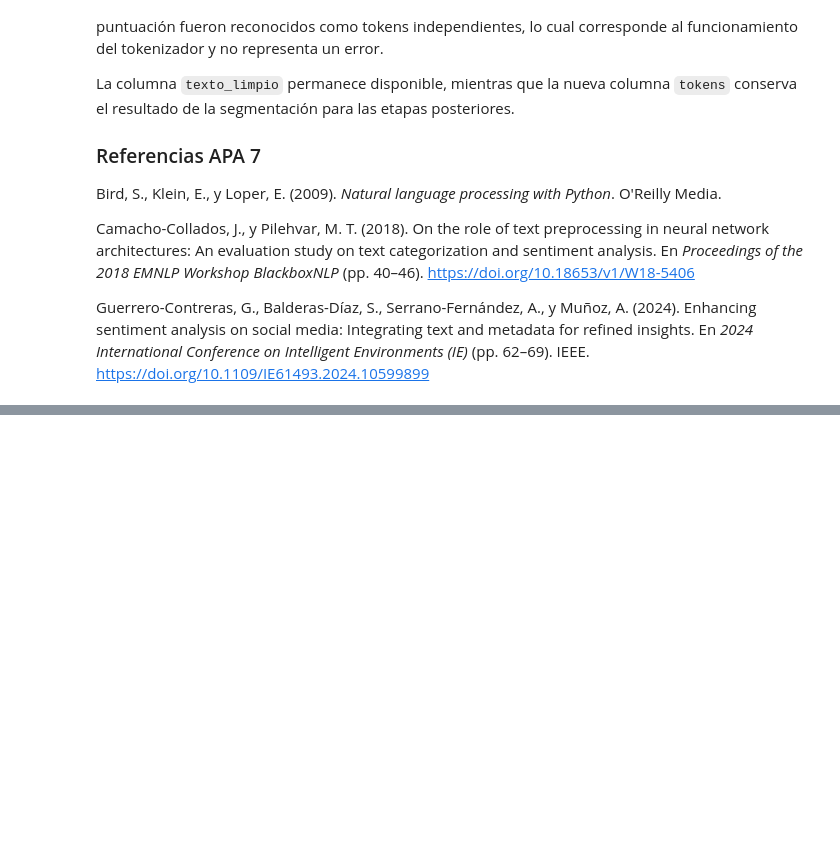
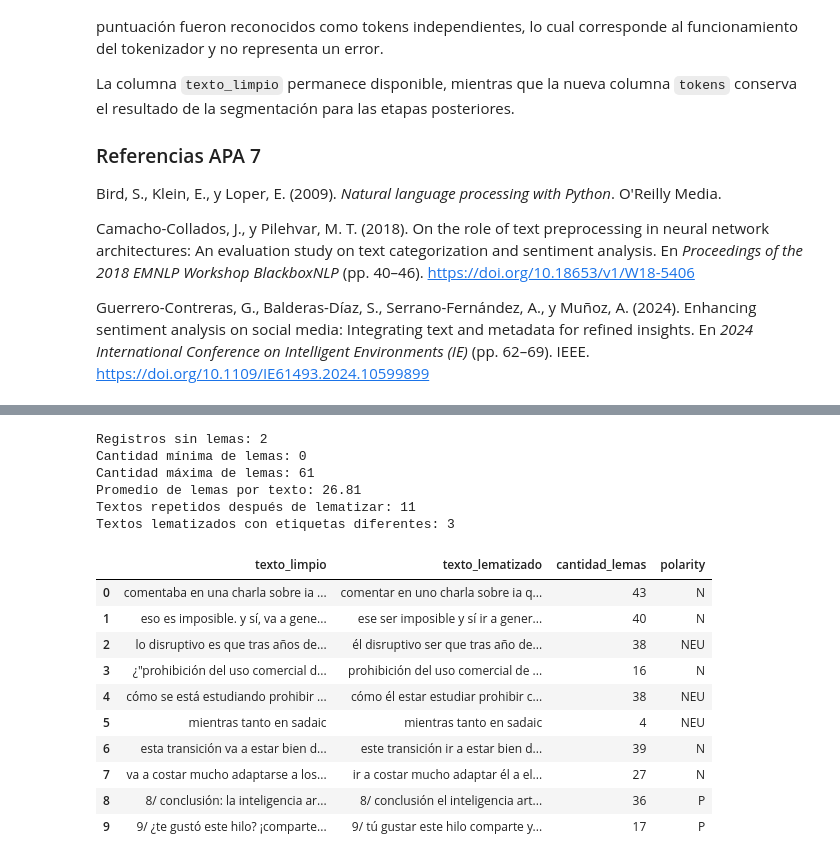
Before and after one commit to cahecaz/TrabajoFinal_analisisdesentimientos, a Jupyter notebook: Analisis_Inicial_IA_Tweets.ipynb, the cells around one changed output, grey strips where cells are left out. Cells and saved outputs as stored; diff of their text form; code cells hidden in the pictures; blank space fills up the shorter version.

```diff
--- a/Analisis_Inicial_IA_Tweets.ipynb
+++ b/Analisis_Inicial_IA_Tweets.ipynb
@@ -669,0 +742,74 @@ https://doi.org/10.1109/IE61493.2024.10599899
+# %%
+# 21. Comprobar el resultado de la lematización
+
+# Unir los lemas para formar un texto procesado
+datos_limpios['texto_lematizado'] = datos_limpios[
+    'lemas'
+].apply(' '.join)
+
+# Contabilizar los lemas de cada registro
+datos_limpios['cantidad_lemas'] = datos_limpios[
+    'lemas'
+].apply(len)
+
+print(
+    'Registros sin lemas:',
+    datos_limpios['cantidad_lemas'].eq(0).sum()
+)
+
+print(
+    'Cantidad mínima de lemas:',
+    datos_limpios['cantidad_lemas'].min()
+)
+
+print(
+    'Cantidad máxima de lemas:',
+    datos_limpios['cantidad_lemas'].max()
+)
+
+print(
+    'Promedio de lemas por texto:',
+    round(datos_limpios['cantidad_lemas'].mean(), 2)
+)
+
+print(
+    'Textos repetidos después de lematizar:',
+    datos_limpios['texto_lematizado'].duplicated().sum()
+)
+
+# Comprobar posibles duplicados con etiquetas diferentes
+etiquetas_por_texto = datos_limpios.groupby(
+    'texto_lematizado'
+)['polarity'].nunique()
+
+print(
+    'Textos lematizados con etiquetas diferentes:',
+    etiquetas_por_texto.gt(1).sum()
+)
+
+datos_limpios[
+    [
+        'texto_limpio',
+        'texto_lematizado',
+        'cantidad_lemas',
+        'polarity'
+    ]
+].head(10)
+# %% [output]
+Registros sin lemas: 2
+Cantidad mínima de lemas: 0
+Cantidad máxima de lemas: 61
+Promedio de lemas por texto: 26.81
+Textos repetidos después de lematizar: 11
+Textos lematizados con etiquetas diferentes: 3
+|  | texto_limpio | texto_lematizado | cantidad_lemas | polarity |
+| 0 | comentaba en una charla sobre ia ... | comentar en uno charla sobre ia q... | 43 | N |
+| 1 | eso es imposible. y sí, va a gene... | ese ser imposible y sí ir a gener... | 40 | N |
+| 2 | lo disruptivo es que tras años de... | él disruptivo ser que tras año de... | 38 | NEU |
+| 3 | ¿"prohibición del uso comercial d... | prohibición del uso comercial de ... | 16 | N |
+| 4 | cómo se está estudiando prohibir ... | cómo él estar estudiar prohibir c... | 38 | NEU |
+| 5 | mientras tanto en sadaic | mientras tanto en sadaic | 4 | NEU |
+| 6 | esta transición va a estar bien d... | este transición ir a estar bien d... | 39 | N |
+| 7 | va a costar mucho adaptarse a los... | ir a costar mucho adaptar él a el... | 27 | N |
+| 8 | 8/ conclusión: la inteligencia ar... | 8/ conclusión el inteligencia art... | 36 | P |
+| 9 | 9/ ¿te gustó este hilo? ¡comparte... | 9/ tú gustar este hilo comparte y... | 17 | P |
```
Also changed, not shown: parts of 7 cells of this notebook.
